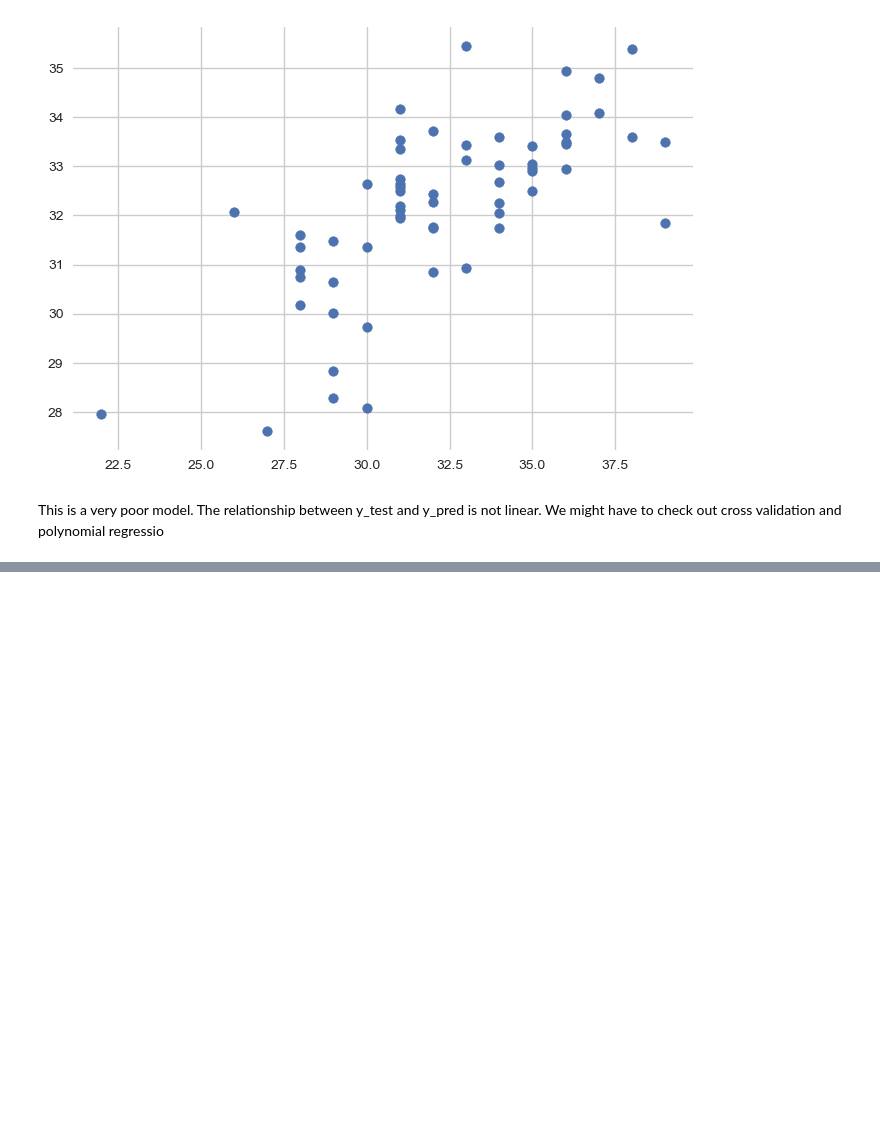
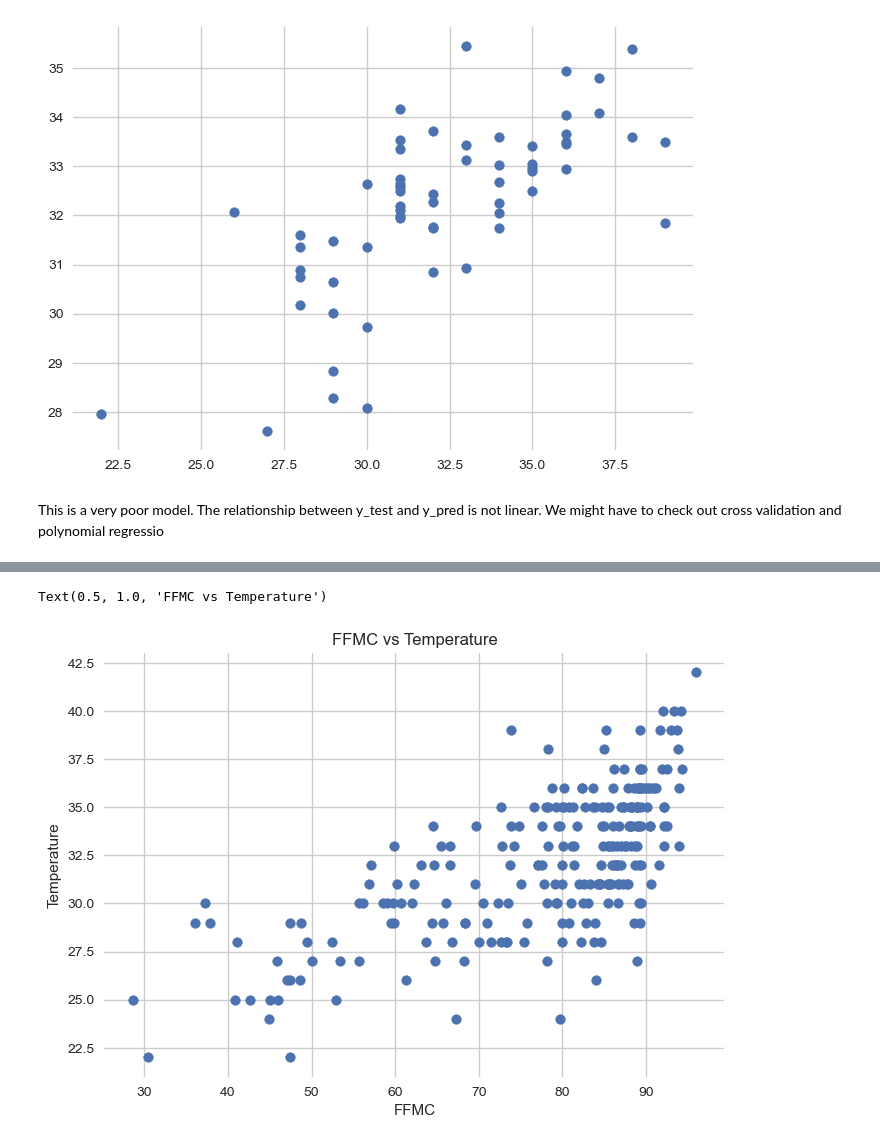
Before and after one commit to Udeani4/Machine-Learning-Course, a Jupyter notebook: machine_learning_LR_projects.ipynb, the cells around one changed output, grey strips where cells are left out. Saved outputs shown, nothing was run; the diff lists cells and outputs as text; code cells hidden in the pictures; blank space fills up the shorter version.

```diff
--- a/machine_learning_LR_projects.ipynb
+++ b/machine_learning_LR_projects.ipynb
@@ -1100,0 +1289,9 @@ This is a very poor model. The relationship between y_test and y_pred is not lin
+# %%
+## FFMC vs Temperature
+plt.scatter(adjusted_df['FFMC'],adjusted_df['Temperature'])
+plt.xlabel('FFMC')
+plt.ylabel('Temperature')
+plt.title('FFMC vs Temperature')
+# %% [output]
+Text(0.5, 1.0, 'FFMC vs Temperature')
+[figure, added]
```
Also changed, not shown: parts of 22 cells of this notebook, 1 other file.
